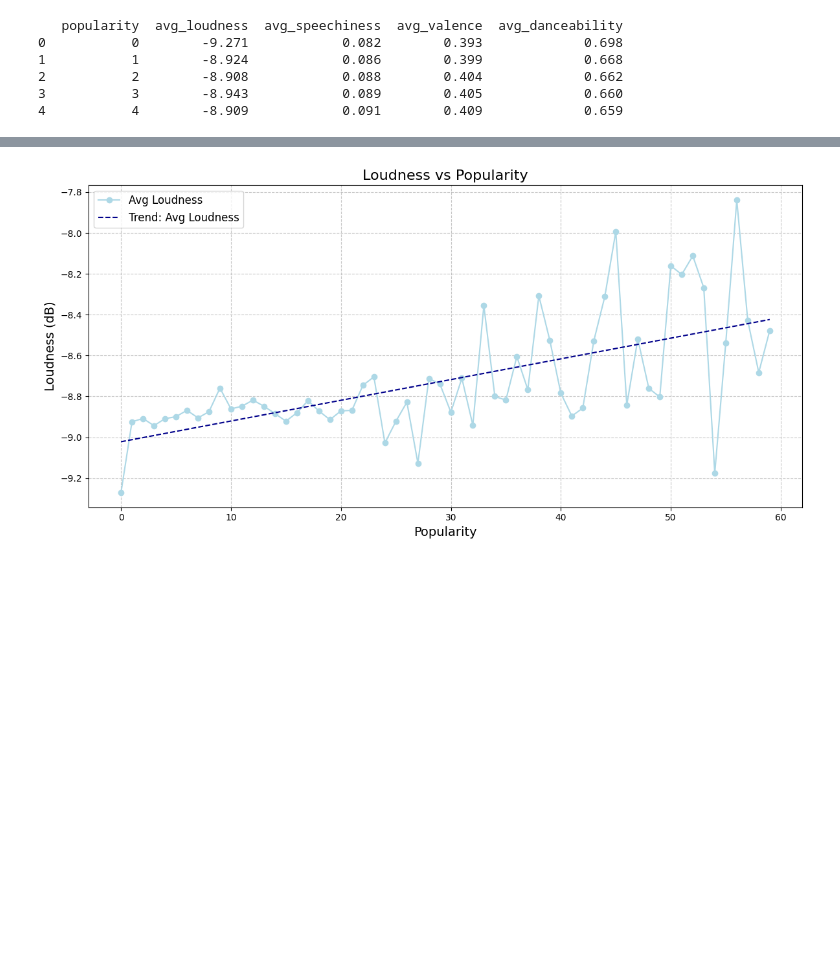
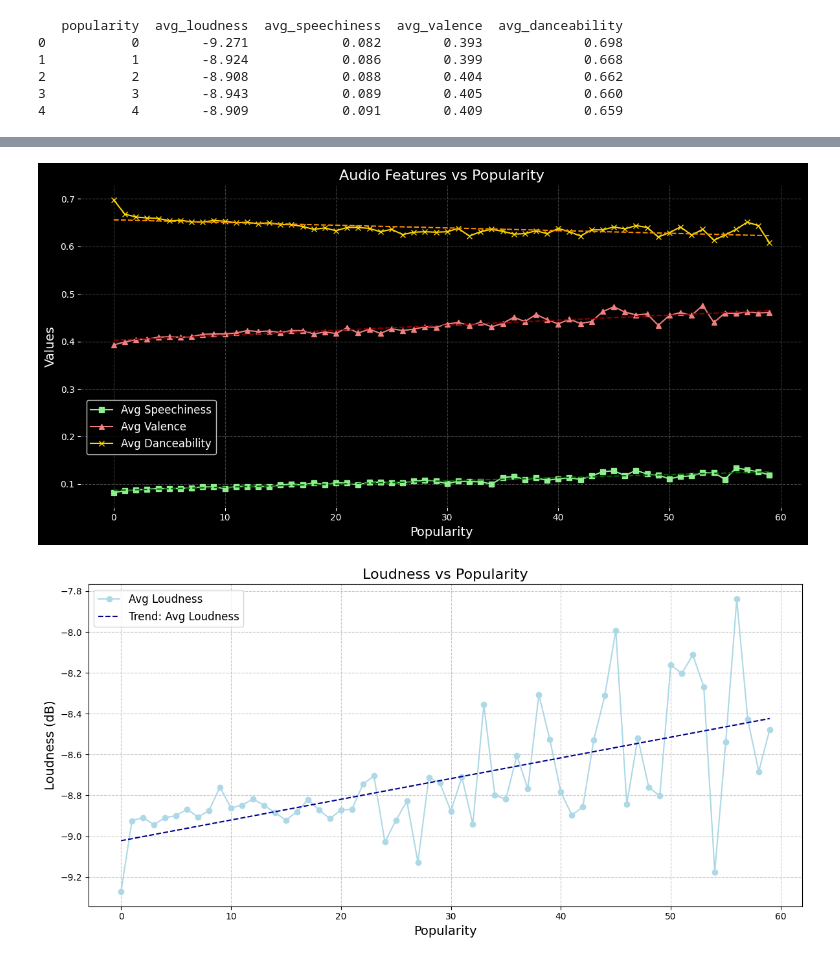
Before and after one commit to leonbts/spotify_sql, a Jupyter notebook: main.ipynb, the cells around one changed output, grey strips where cells are left out. Saved outputs shown, nothing was run; the diff lists cells and outputs as text; code cells hidden in the pictures; blank space fills up the shorter version.

```diff
--- a/main.ipynb
+++ b/main.ipynb
@@ -225,3 +309,102 @@ plt.show()
+# %%
+import numpy as np
+import matplotlib.pyplot as plt
+
+# Prepare the figure with a black background
+fig, ax = plt.subplots(figsize=(12, 6), facecolor="black")  # Black background for the figure
+ax.set_facecolor("black")  # Black background for the axes
+
+# Plot avg_speechiness with light green and its trend line with dark green
+ax.plot(
+    df_audio_features_vs_popularity["popularity"],
+    df_audio_features_vs_popularity["avg_speechiness"],
+    marker="s",
+    color="lightgreen",
+    label="Avg Speechiness"
+)
+z = np.polyfit(
+    df_audio_features_vs_popularity["popularity"],
+    df_audio_features_vs_popularity["avg_speechiness"],
+    1
+)
+p = np.poly1d(z)
+ax.plot(
+    df_audio_features_vs_popularity["popularity"],
+    p(df_audio_features_vs_popularity["popularity"]),
+    linestyle="--",
+    color="darkgreen"
+)
+
+# Plot avg_valence with light red and its trend line with dark red
+ax.plot(
+    df_audio_features_vs_popularity["popularity"],
+    df_audio_features_vs_popularity["avg_valence"],
+    marker="^",
+    color="lightcoral",
+    label="Avg Valence"
+)
+z = np.polyfit(
+    df_audio_features_vs_popularity["popularity"],
+    df_audio_features_vs_popularity["avg_valence"],
+    1
+)
+p = np.poly1d(z)
+ax.plot(
+    df_audio_features_vs_popularity["popularity"],
+    p(df_audio_features_vs_popularity["popularity"]),
+    linestyle="--",
+    color="darkred"
+)
+
+# Plot avg_danceability with light orange and its trend line with dark orange
+ax.plot(
+    df_audio_features_vs_popularity["popularity"],
+    df_audio_features_vs_popularity["avg_danceability"],
+    marker="x",
+    color="gold",
+    label="Avg Danceability"
+)
+z = np.polyfit(
+    df_audio_features_vs_popularity["popularity"],
+    df_audio_features_vs_popularity["avg_danceability"],
+    1
+)
+p = np.poly1d(z)
+ax.plot(
+    df_audio_features_vs_popularity["popularity"],
+    p(df_audio_features_vs_popularity["popularity"]),
+    linestyle="--",
+    color="darkorange"
+)
+
+# Add labels and title with white text
+ax.set_xlabel("Popularity", fontsize=14, color="white")
+ax.set_ylabel("Values", fontsize=14, color="white")
+ax.set_title("Audio Features vs Popularity", fontsize=16, color="white")
+
+# Ensure tick labels are white for x and y axes
+ax.tick_params(axis="x", colors="white")
+ax.tick_params(axis="y", colors="white")
+
+# Add grid with gray lines
+ax.grid(linestyle="--", alpha=0.5, color="gray")
+
+# Add legend with a black background and white text
+legend = ax.legend(
+    loc="upper left",
+    fontsize=12,
+    bbox_to_anchor=(0.0, 0.35),
+    facecolor="black",  # Black background for the legend
+    edgecolor="white"  # White border around the legend
+)
+for text in legend.get_texts():
+    text.set_color("white")  # Set legend text to white
+
+# Adjust layout and display
+plt.tight_layout()
+plt.show()
+# %% [output]
+[figure, added]
 # %%
 
 # Prepare the figure
```
Also changed, not shown: parts of 7 cells of this notebook, 3 other files.
